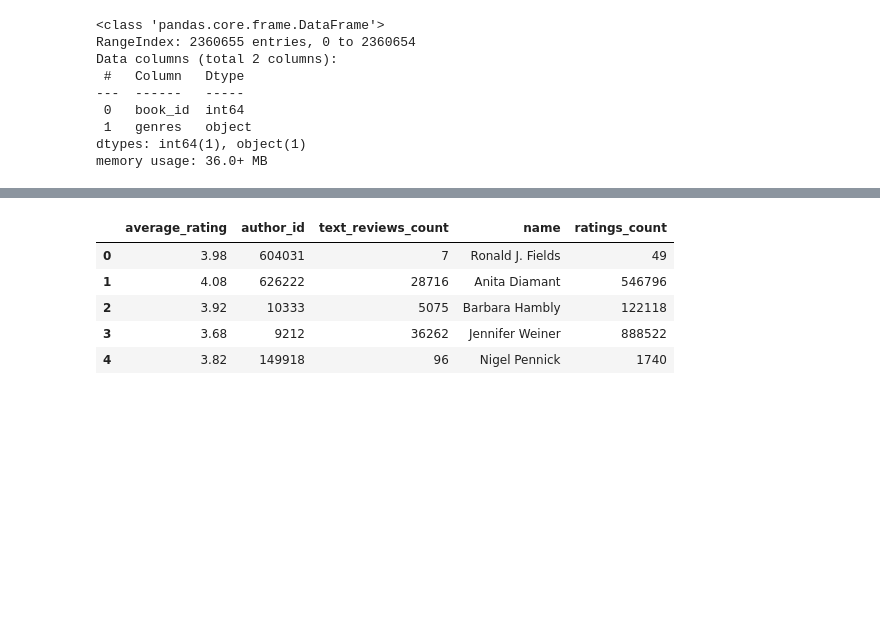
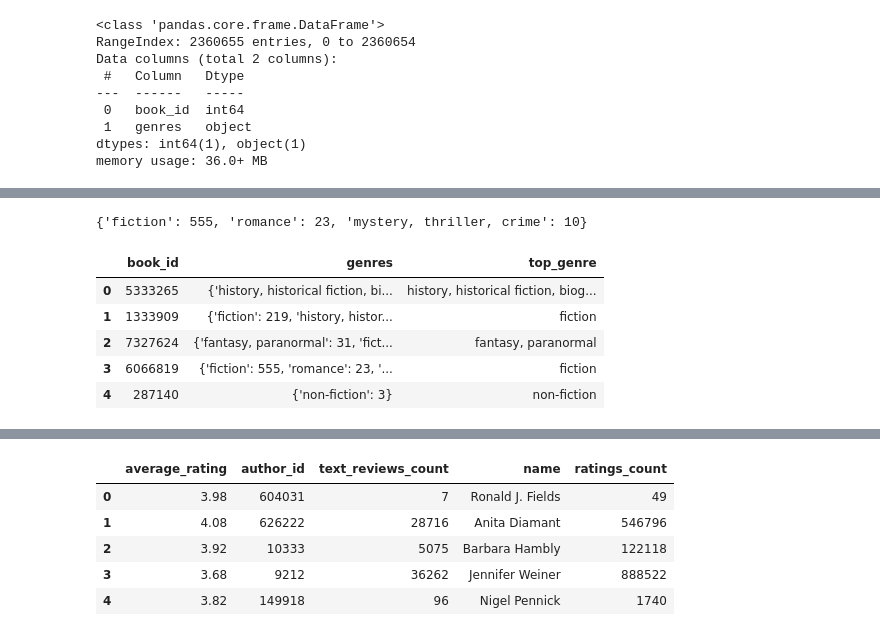
Before and after one commit to shelleylwang/goodreads-recommendations, a Jupyter notebook: data_prep.ipynb, the cells around one changed output, grey strips where cells are left out. Drawn from its saved outputs; the diff is of its cells as text; code cells hidden in the pictures; blank space fills up the shorter version.

```diff
--- a/data_prep.ipynb
+++ b/data_prep.ipynb
@@ -158,0 +176,24 @@ first_value = next(iter(my_dict.values()))
+# %%
+# Here you can see that some books have a very extreme difference in vote number per genre
+genres['genres'].iloc[3]
+# %% [output]
+{'fiction': 555, 'romance': 23, 'mystery, thriller, crime': 10}
+# %%
+# Function to create a 'top_genre' column
+def get_top_genre(genres_dict):
+    if not genres_dict:
+        return None  # In case there are nulls in the 'genres' column
+    top_genre = max(genres_dict, key=genres_dict.get)
+    return top_genre
+
+# Apply the function
+genres['top_genre'] = genres['genres'].apply(get_top_genre)
+
+genres.head()
+# %% [output]
+|  | book_id | genres | top_genre |
+| 0 | 5333265 | {'history, historical fiction, bi... | history, historical fiction, biog... |
+| 1 | 1333909 | {'fiction': 219, 'history, histor... | fiction |
+| 2 | 7327624 | {'fantasy, paranormal': 31, 'fict... | fantasy, paranormal |
+| 3 | 6066819 | {'fiction': 555, 'romance': 23, '... | fiction |
+| 4 | 287140 | {'non-fiction': 3} | non-fiction |
```
Also changed, not shown: parts of 18 cells of this notebook.
